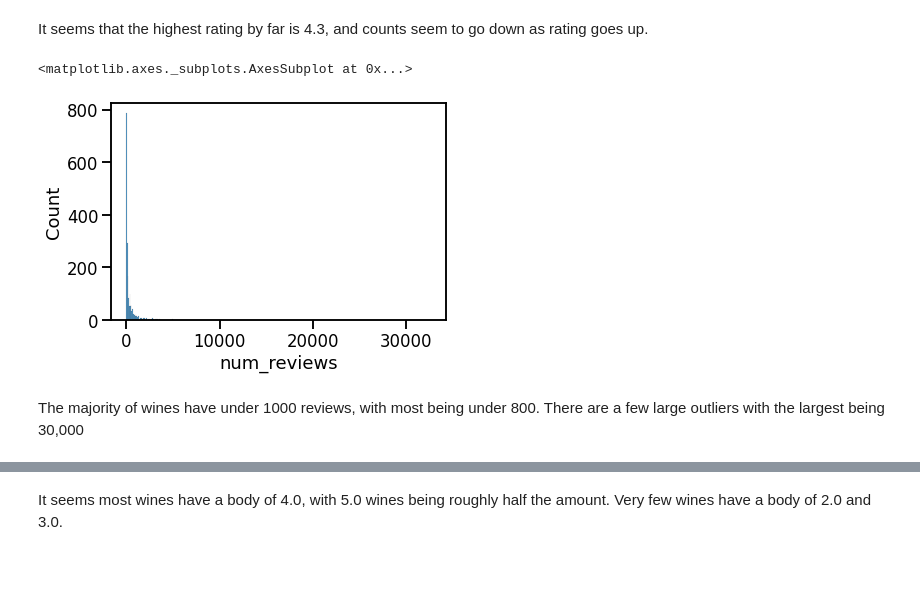
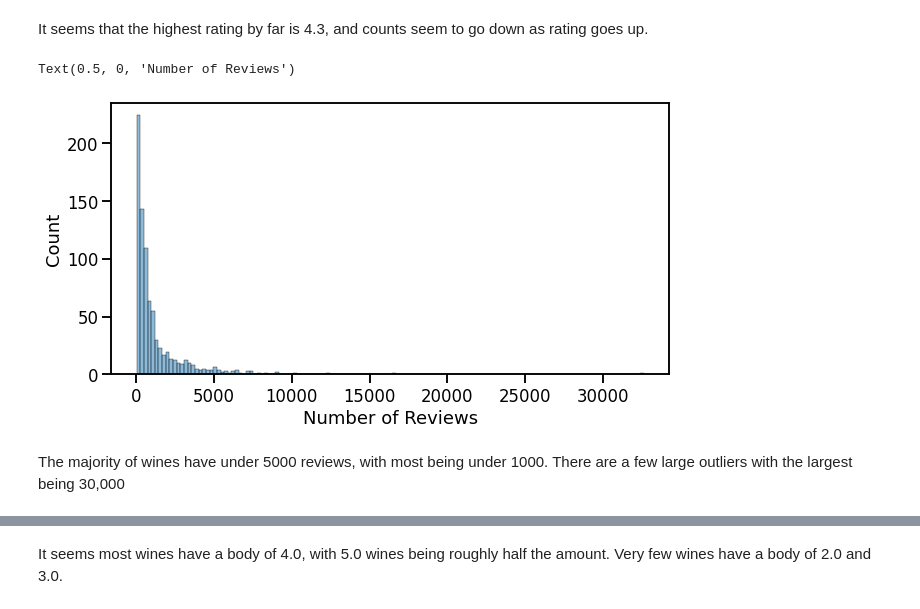
Before and after one commit to Josh-XS/Wine-Rating, a Jupyter notebook: Project_2.ipynb, the cells around one changed output, grey strips where cells are left out. Drawn from its saved outputs; the diff is of its cells as text; code cells hidden in the pictures; blank space fills up the shorter version.

```diff
--- a/Project_2.ipynb
+++ b/Project_2.ipynb
@@ -204,9 +213,11 @@ sns.histplot(data = eda_df['rating'])
 # %% [markdown]
 It seems that the highest rating by far is 4.3, and counts seem to go down as rating goes up.
-# %%
-sns.histplot(data = eda_df['num_reviews'])
-# %% [output]
-<matplotlib.axes._subplots.AxesSubplot at 0x...>
-[figure, removed]
+# %%
+plt.rcParams["figure.figsize"] = (10, 5)
+sns.histplot(data = eda_df.groupby(by='num_reviews')['type'], bins='auto', legend=False)
+plt.xlabel('Number of Reviews')
+# %% [output]
+Text(0.5, 0, 'Number of Reviews')
+[figure, added]
 # %% [markdown]
-The majority of wines have under 1000 reviews, with most being under 800. There are a few large outliers with the largest being 30,000
+The majority of wines have under 5000 reviews, with most being under 1000. There are a few large outliers with the largest being 30,000
```
Also changed, not shown: parts of 38 cells of this notebook.
